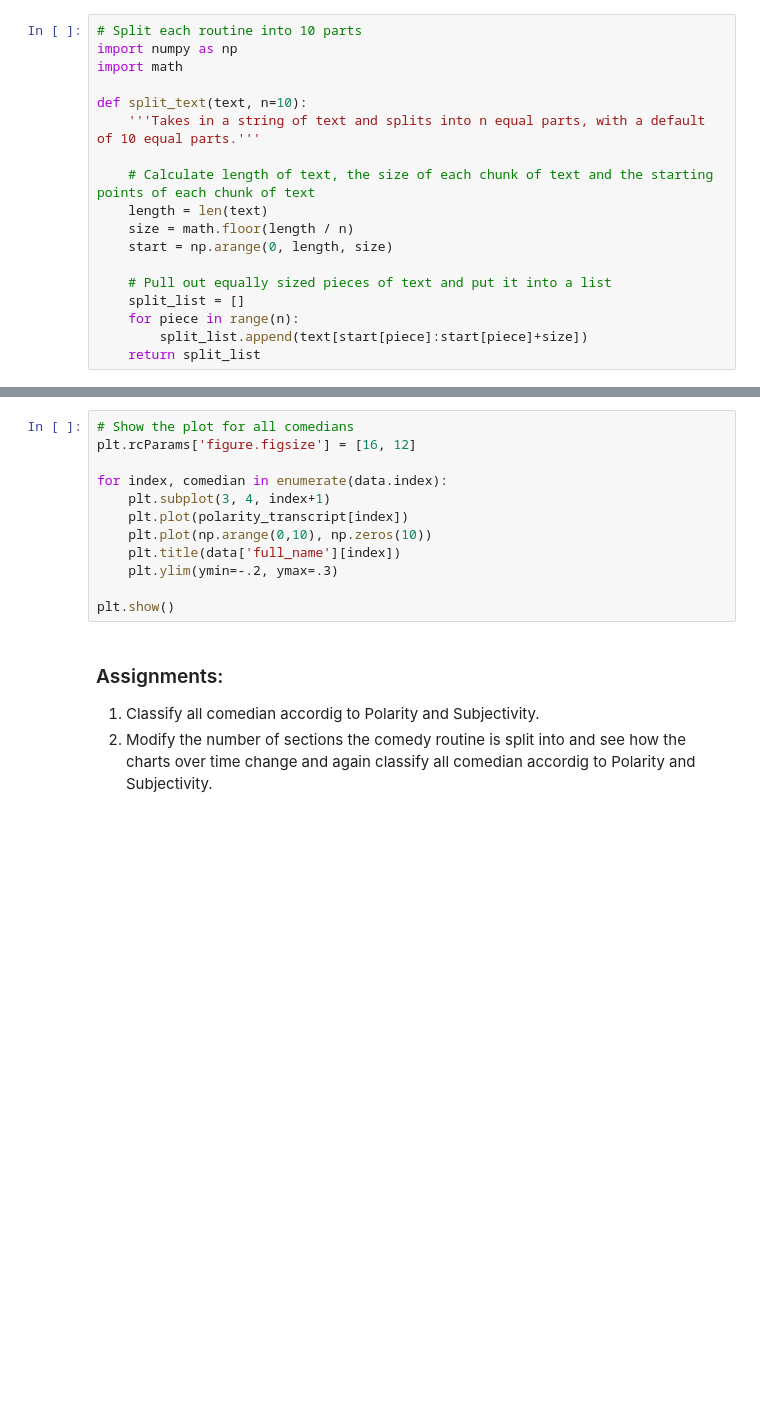
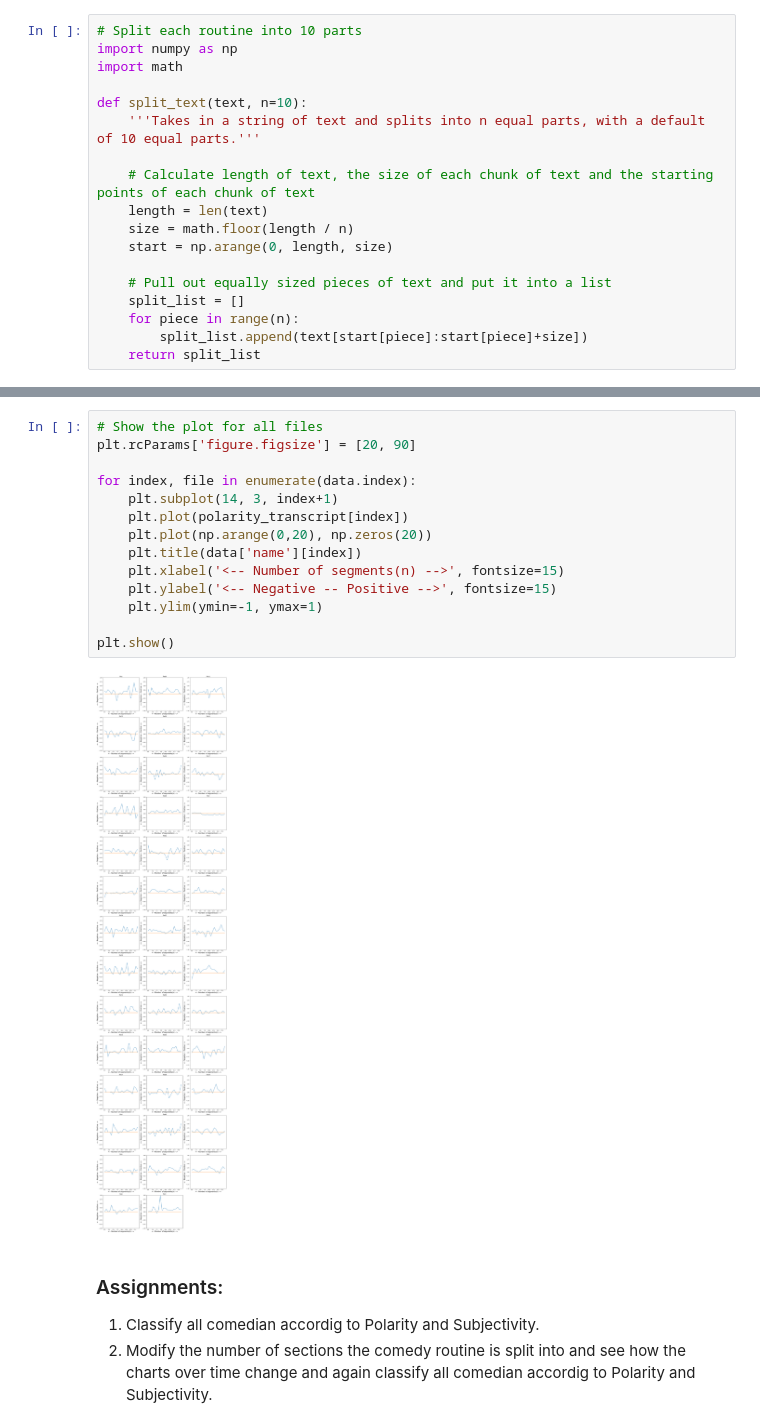
Before and after one commit to paramdeepsinghgill/codes, a Jupyter notebook: Python/_.ipynb files/TIET/Semester 6/UCS672/3/Lab assignment - 4 (NLP) solution.ipynb, the cells around one changed output, grey strips where cells are left out. Drawn from its saved outputs; the diff is of its cells as text; blank space fills up the shorter version.

```diff
--- a/Python/_.ipynb files/TIET/Semester 6/UCS672/3/Lab assignment - 4 (NLP) solution.ipynb
+++ b/Python/_.ipynb files/TIET/Semester 6/UCS672/3/Lab assignment - 4 (NLP) solution.ipynb
@@ -169,15 +271,19 @@ plt.show()
 # %%
-# Show the plot for all comedians
-plt.rcParams['figure.figsize'] = [16, 12]
+# Show the plot for all files
+plt.rcParams['figure.figsize'] = [20, 90]
 
-for index, comedian in enumerate(data.index):
-    plt.subplot(3, 4, index+1)
+for index, file in enumerate(data.index):
+    plt.subplot(14, 3, index+1)
     plt.plot(polarity_transcript[index])
-    plt.plot(np.arange(0,10), np.zeros(10))
-    plt.title(data['full_name'][index])
-    plt.ylim(ymin=-.2, ymax=.3)
+    plt.plot(np.arange(0,20), np.zeros(20))
+    plt.title(data['name'][index])
+    plt.xlabel('<-- Number of segments(n) -->', fontsize=15)
+    plt.ylabel('<-- Negative -- Positive -->', fontsize=15)
+    plt.ylim(ymin=-1, ymax=1)
 
 plt.show()
+# %% [output]
+[figure, added]
 # %% [markdown]
 ### Assignments:
 1. Classify all comedian accordig to Polarity and Subjectivity.
```
Also changed, not shown: parts of 13 cells of this notebook, 4 other files.
